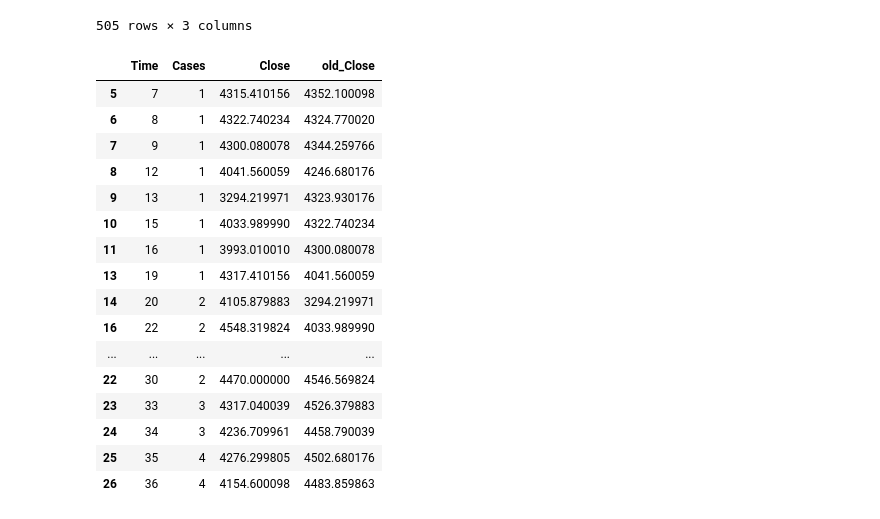
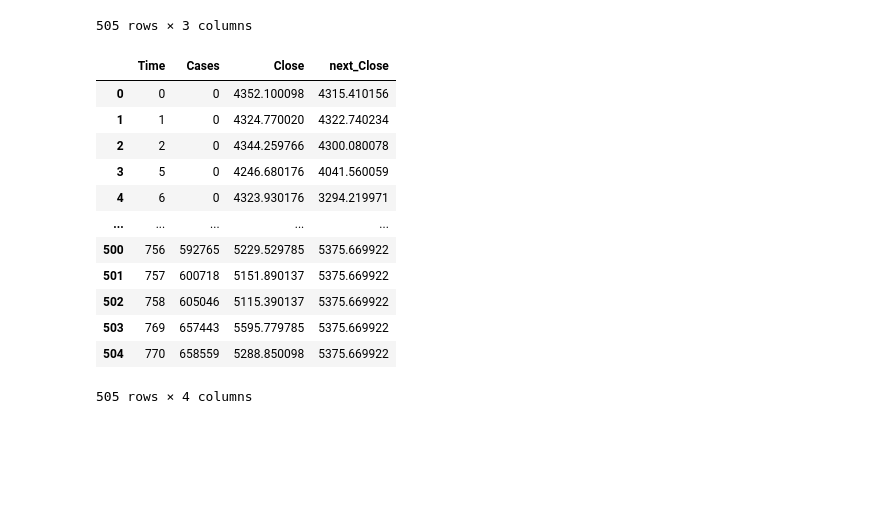
Before and after one commit to Sakkov/OMXH25-Prediction, a Jupyter notebook: Data_Preperation.ipynb, the cells around one changed output. Drawn from its saved outputs; the diff is of its cells as text; code cells hidden in the pictures; blank space fills up the shorter version.

```diff
--- a/Data_Preperation.ipynb
+++ b/Data_Preperation.ipynb
@@ -81,31 +85,27 @@ df
 | 504 | 770 | 658559 | 5288.850098 |
 505 rows × 3 columns
 # %%
-# Get the last week Close value and join it
-last_wk_close = df.apply(lambda x: [ x[0] + 7, x[1], x[2] ], axis=1, result_type="expand")
+# Get the next week Close value and join it
+next_wk_close = df.apply(lambda x: [ x[0] - 7, x[1], x[2] ], axis=1, result_type="expand")
 
 # Join the data frames, drop old cases, drop missing, rename columns
-df = df.join(last_wk_close.set_index(0), on="index").drop(columns=1).dropna().rename(columns={"index" : "Time", 2 : "old_Close"})
+df = df.join(next_wk_close.set_index(0), on="index").drop(columns=1).fillna(method="pad").rename(columns={"index" : "Time", 2 : "next_Close"})
 
-df.head(20)
+df
 # %% [output]
-|  | Time | Cases | Close | old_Close |
-| 5 | 7 | 1 | 4315.410156 | 4352.100098 |
-| 6 | 8 | 1 | 4322.740234 | 4324.770020 |
-| 7 | 9 | 1 | 4300.080078 | 4344.259766 |
-| 8 | 12 | 1 | 4041.560059 | 4246.680176 |
-| 9 | 13 | 1 | 3294.219971 | 4323.930176 |
-| 10 | 15 | 1 | 4033.989990 | 4322.740234 |
-| 11 | 16 | 1 | 3993.010010 | 4300.080078 |
-| 13 | 19 | 1 | 4317.410156 | 4041.560059 |
-| 14 | 20 | 2 | 4105.879883 | 3294.219971 |
-| 16 | 22 | 2 | 4548.319824 | 4033.989990 |
+|  | Time | Cases | Close | next_Close |
+| 0 | 0 | 0 | 4352.100098 | 4315.410156 |
+| 1 | 1 | 0 | 4324.770020 | 4322.740234 |
+| 2 | 2 | 0 | 4344.259766 | 4300.080078 |
+| 3 | 5 | 0 | 4246.680176 | 4041.560059 |
+| 4 | 6 | 0 | 4323.930176 | 3294.219971 |
 | ... | ... | ... | ... | ... |
-| 22 | 30 | 2 | 4470.000000 | 4546.569824 |
-| 23 | 33 | 3 | 4317.040039 | 4526.379883 |
-| 24 | 34 | 3 | 4236.709961 | 4458.790039 |
-| 25 | 35 | 4 | 4276.299805 | 4502.680176 |
-| 26 | 36 | 4 | 4154.600098 | 4483.859863 |
+| 500 | 756 | 592765 | 5229.529785 | 5375.669922 |
+| 501 | 757 | 600718 | 5151.890137 | 5375.669922 |
+| 502 | 758 | 605046 | 5115.390137 | 5375.669922 |
+| 503 | 769 | 657443 | 5595.779785 | 5375.669922 |
+| 504 | 770 | 658559 | 5288.850098 | 5375.669922 |
+505 rows × 4 columns
 # %%
 # Export to .csv file
 df.to_csv("cleaned_data.csv", index=False)
```
Also changed, not shown: parts of 1 cell of this notebook, 2 other files.
